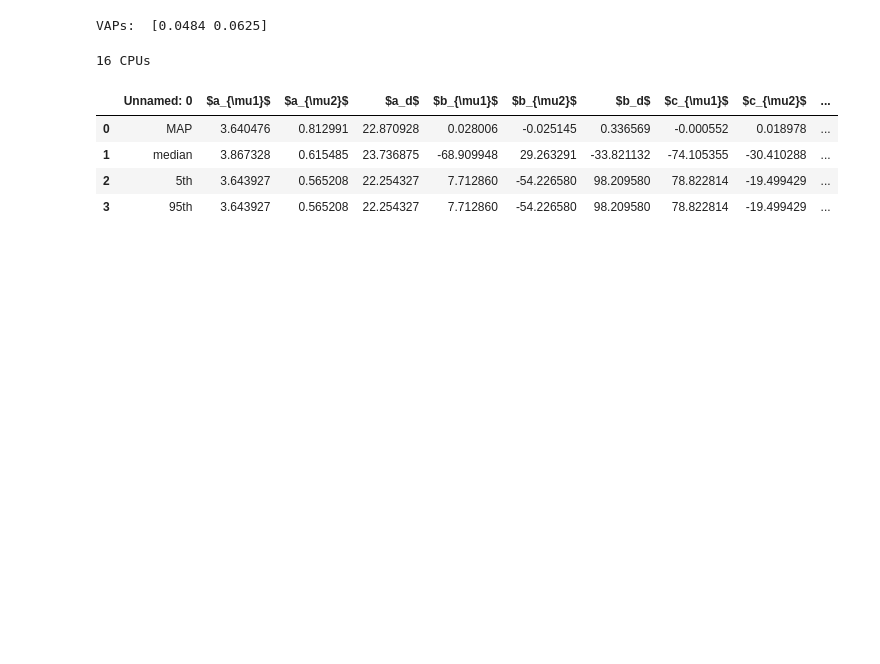
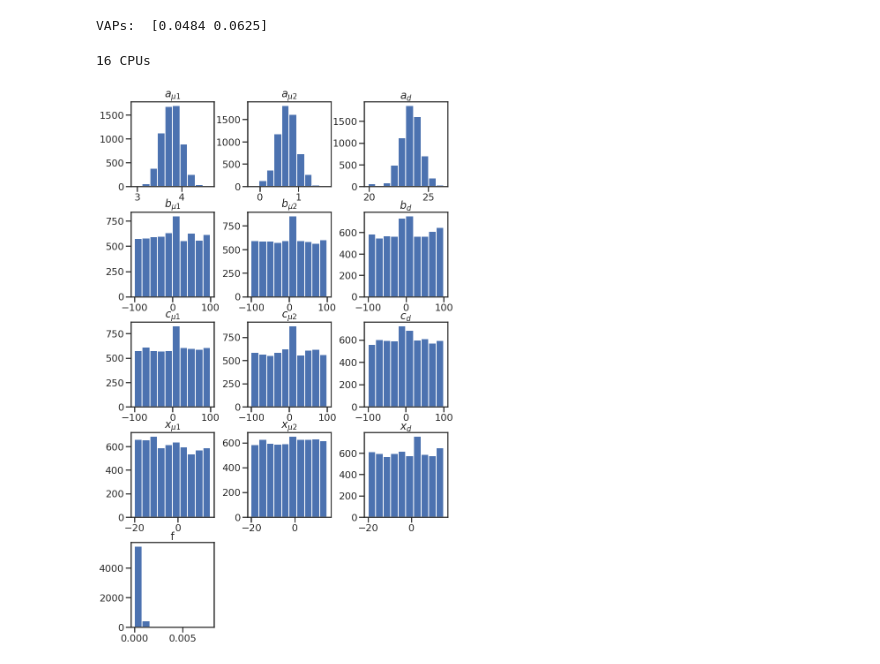
Before and after one commit to bdominguez13/stream_memb, a Jupyter notebook: Price+2019/Pal5.ipynb, the cells around one changed output. Drawn from its saved outputs; the diff is of its cells as text; code cells hidden in the pictures; blank space fills up the shorter version.

```diff
--- a/Price+2019/Pal5.ipynb
+++ b/Price+2019/Pal5.ipynb
@@ -615,8 +611,29 @@ theta_resul = pd.read_csv('theta_resul.csv', header=0, sep=',')
-# %%
-theta_resul
-# %% [output]
-|  | Unnamed: 0 | $a_{\mu1}$ | $a_{\mu2}$ | $a_d$ | $b_{\mu1}$ | $b_{\mu2}$ | $b_d$ | $c_{\mu1}$ | $c_{\mu2}$ | ... |
-| 0 | MAP | 3.640476 | 0.812991 | 22.870928 | 0.028006 | -0.025145 | 0.336569 | -0.000552 | 0.018978 | ... |
-| 1 | median | 3.867328 | 0.615485 | 23.736875 | -68.909948 | 29.263291 | -33.821132 | -74.105355 | -30.410288 | ... |
-| 2 | 5th | 3.643927 | 0.565208 | 22.254327 | 7.712860 | -54.226580 | 98.209580 | 78.822814 | -19.499429 | ... |
-| 3 | 95th | 3.643927 | 0.565208 | 22.254327 | 7.712860 | -54.226580 | 98.209580 | 78.822814 | -19.499429 | ... |
+# %%
+import pandas as pd
+import numpy as np
+import pylab as plt
+import scipy
+import seaborn as sns
+sns.set(style="ticks", context="poster")
+import astropy
+from astropy.io import fits
+from astropy.table import Table
+# %%
+theta_resul = pd.read_csv('theta_resul.csv', header=0, sep=',', index_col=0)
+theta_post = pd.read_csv('theta_post.csv', header=0, sep=',')
+memb_prob =  pd.read_csv('memb_prob.csv', header=0, sep=',')
+
+f = fits.open('RRLwithprobthin.fit')  # open a FITS file
+data = f[1].data
+# %%
+columns = ["$a_{\mu1}$", "$a_{\mu2}$", "$a_d$", "$b_{\mu1}$", "$b_{\mu2}$", "$b_d$", "$c_{\mu1}$", "$c_{\mu2}$", "$c_d$", "$x_{\mu1}$", "$x_{\mu2}$", "$x_d$", "f", "Posterior"]
+N = np.arange(13)
+
+fig7=plt.figure(7,figsize=(12,19))
+fig7.subplots_adjust(wspace=0.4,hspace=0.3,top=0.98,bottom=0.11,left=0.14,right=0.97)
+for i in N:
+    ax7=fig7.add_subplot(5,3,i+1)
+    ax7.hist(theta_post[columns[i]])
+    ax7.set_title(columns[i])
+# %% [output]
+[figure, added]
```
Also changed, not shown: parts of 4 cells of this notebook, 1 other file.
